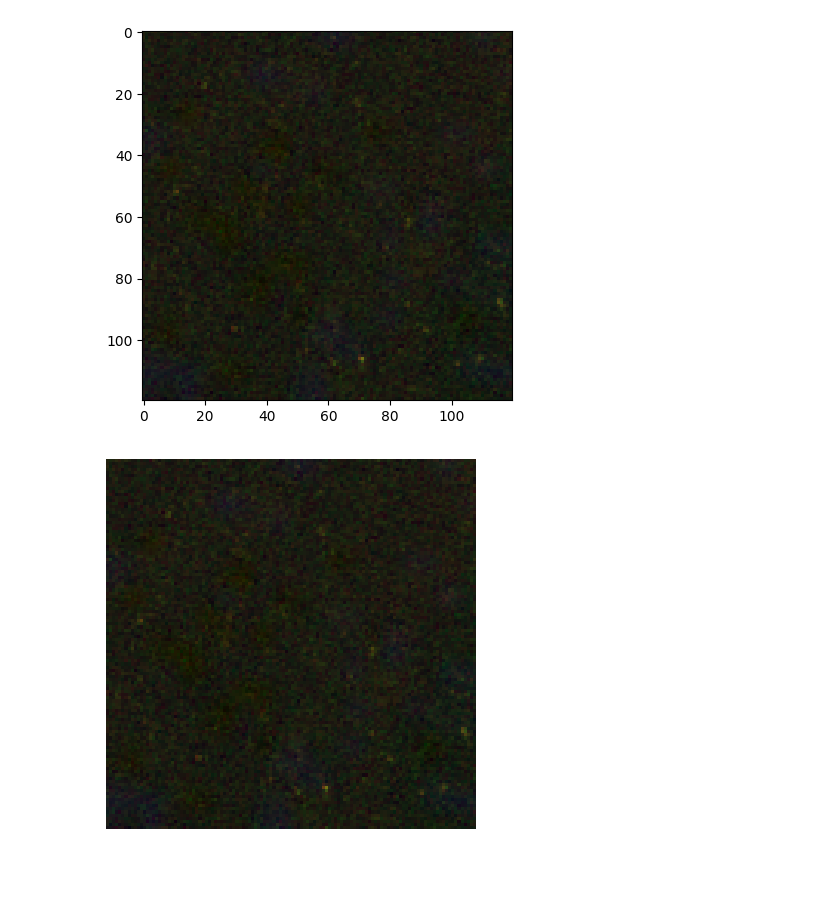
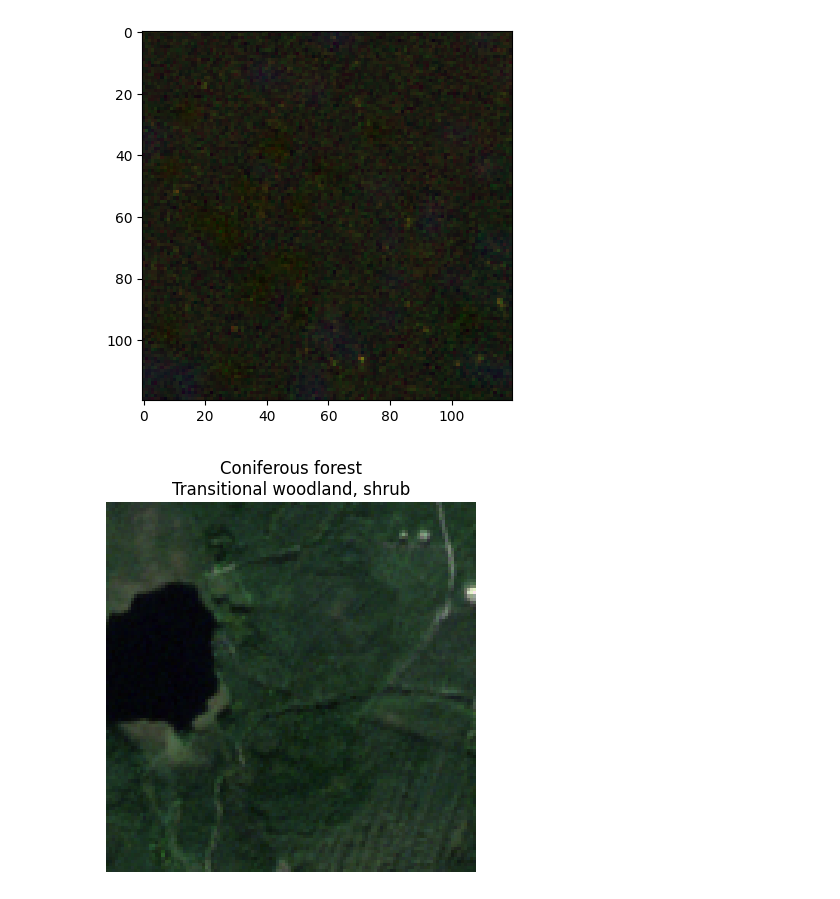
Before and after one commit to joshuadarecullen/CompressionVAEHSI, a Jupyter notebook: notebooks/Data_Analysis.ipynb, the cells around one changed output. Cells and saved outputs as stored; diff of their text form; code cells hidden in the pictures; blank space fills up the shorter version.

```diff
--- a/notebooks/Data_Analysis.ipynb
+++ b/notebooks/Data_Analysis.ipynb
@@ -43,12 +43,12 @@ import numpy as np
 def get_label_names(onehots, class_names):
     """get all the names when a label is a one-hot."""
     label_idx = np.where(onehots)[0]
-    label_names = [class_names[idx] for idx in label_idx]
+    label_names = [class_names[19][idx] for idx in label_idx]
     return label_names
 
 def display_image(ds, idx):
     #img = ds[idx]['data'].numpy()
-    img = ds[idx]['image'].numpy()[2:5,:,:]
+    img = ds[idx]['image'].numpy()[3:6,:,:]
     labels = ds[idx]['label']
     for band in range(len(img)):
         # normalize based on min/max pixel values to clamp ranges in [0, 1]
@@ -57,9 +57,9 @@ def display_image(ds, idx):
     img = np.moveaxis(img, 0, 2) # C, W, H > W, H, C
     img = img[:,:,::-1] # BGR to RGB
 
-    #label_names = get_label_names(labels, ds.class_names)
+    label_names = get_label_names(labels, dm.label_decoder)
 
-    #plt.title('\n'.join(label_names))
+    plt.title('\n'.join(label_names))
     plt.imshow(img)
     ax = plt.gca()
     ax.set_axis_off()
@@ -97,6 +99,6 @@ plt.imshow(rgb_img)
 <matplotlib.image.AxesImage at 0x...>
 [figure]
 # %%
-display_image(ds, 0)
+display_image(ds, 5)
 # %% [output]
-[figure, old version]
+[figure, new version]
```
Also changed, not shown: parts of 5 cells of this notebook, 11 other files.
